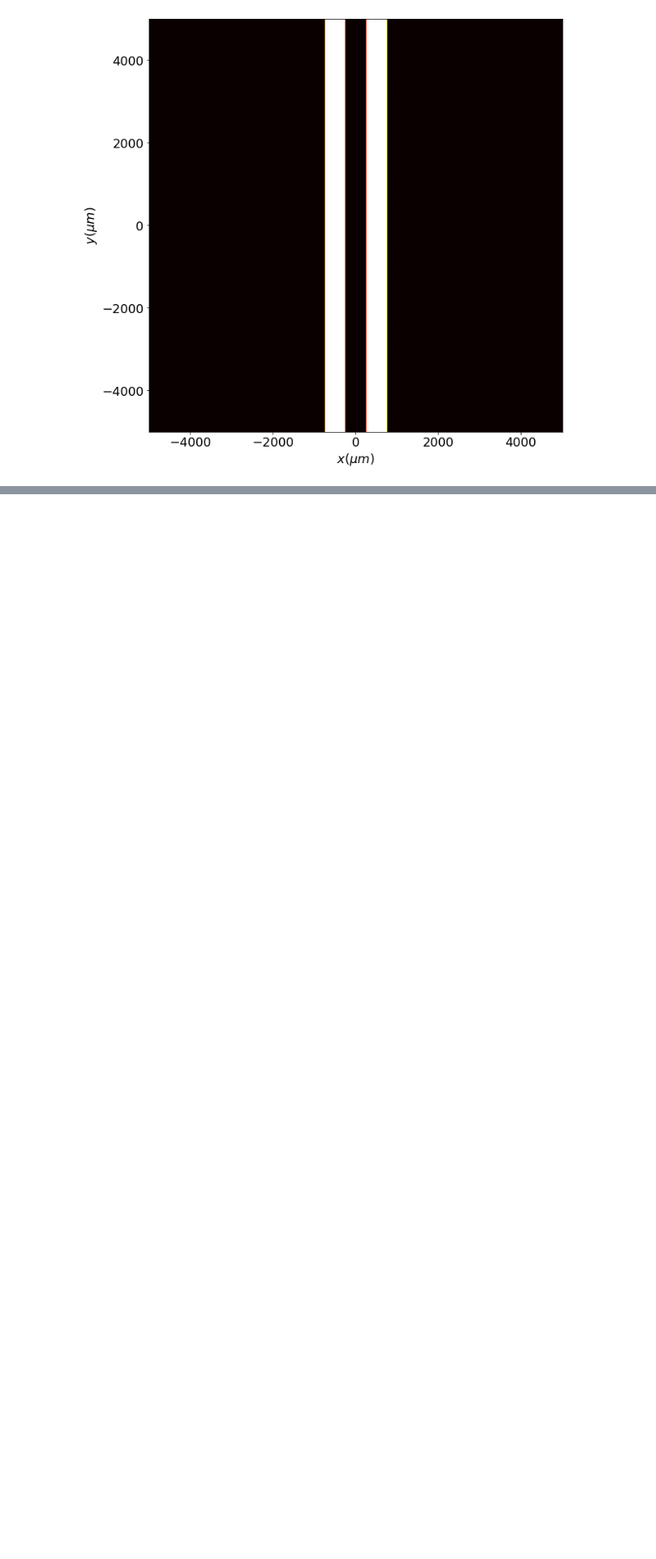
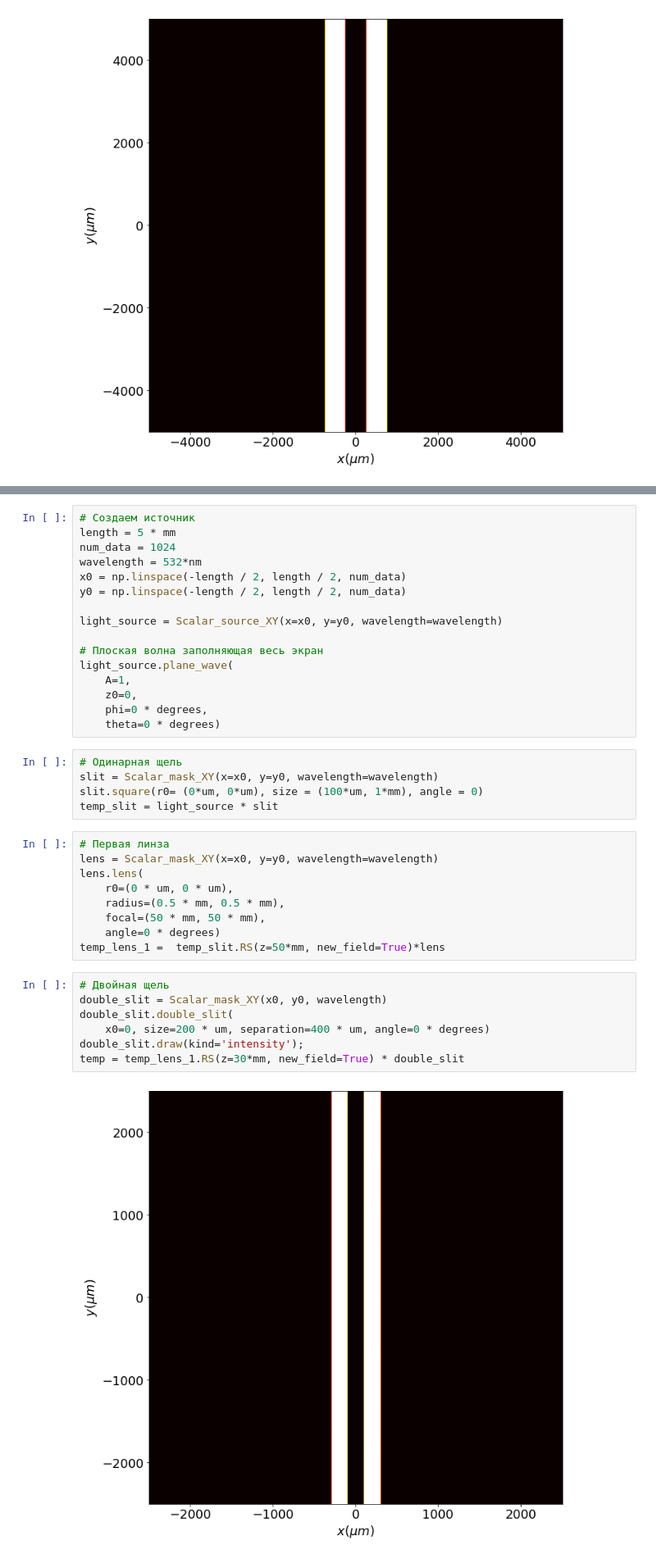
Before and after one commit to Zelenyy/python-optics-lab, a Jupyter notebook: notebooks/Work_512_Difraction.ipynb, the cells around one changed output, grey strips where cells are left out. Shown at 82% size. Cells and saved outputs as stored; diff of their text form; blank space fills up the shorter version.

```diff
--- a/notebooks/Work_512_Difraction.ipynb
+++ b/notebooks/Work_512_Difraction.ipynb
@@ -254,0 +246,39 @@ temp_frenel.draw(kind = 'intensity')
+# %%
+# Создаем источник
+length = 5 * mm
+num_data = 1024
+wavelength = 532*nm
+x0 = np.linspace(-length / 2, length / 2, num_data)
+y0 = np.linspace(-length / 2, length / 2, num_data)
+
+light_source = Scalar_source_XY(x=x0, y=y0, wavelength=wavelength)
+
+# Плоская волна заполняющая весь экран
+light_source.plane_wave(
+    A=1,
+    z0=0,
+    phi=0 * degrees,
+    theta=0 * degrees)
+# %%
+# Одинарная щель
+slit = Scalar_mask_XY(x=x0, y=y0, wavelength=wavelength)
+slit.square(r0= (0*um, 0*um), size = (100*um, 1*mm), angle = 0)
+temp_slit = light_source * slit
+# %%
+# Первая линза
+lens = Scalar_mask_XY(x=x0, y=y0, wavelength=wavelength)
+lens.lens(
+    r0=(0 * um, 0 * um),
+    radius=(0.5 * mm, 0.5 * mm),
+    focal=(50 * mm, 50 * mm),
+    angle=0 * degrees)
+temp_lens_1 =  temp_slit.RS(z=50*mm, new_field=True)*lens
+# %%
+# Двойная щель
+double_slit = Scalar_mask_XY(x0, y0, wavelength)
+double_slit.double_slit(
+    x0=0, size=200 * um, separation=400 * um, angle=0 * degrees)
+double_slit.draw(kind='intensity');
+temp = temp_lens_1.RS(z=30*mm, new_field=True) * double_slit
+# %% [output]
+[figure, added]
```
Also changed, not shown: parts of 37 cells of this notebook.
